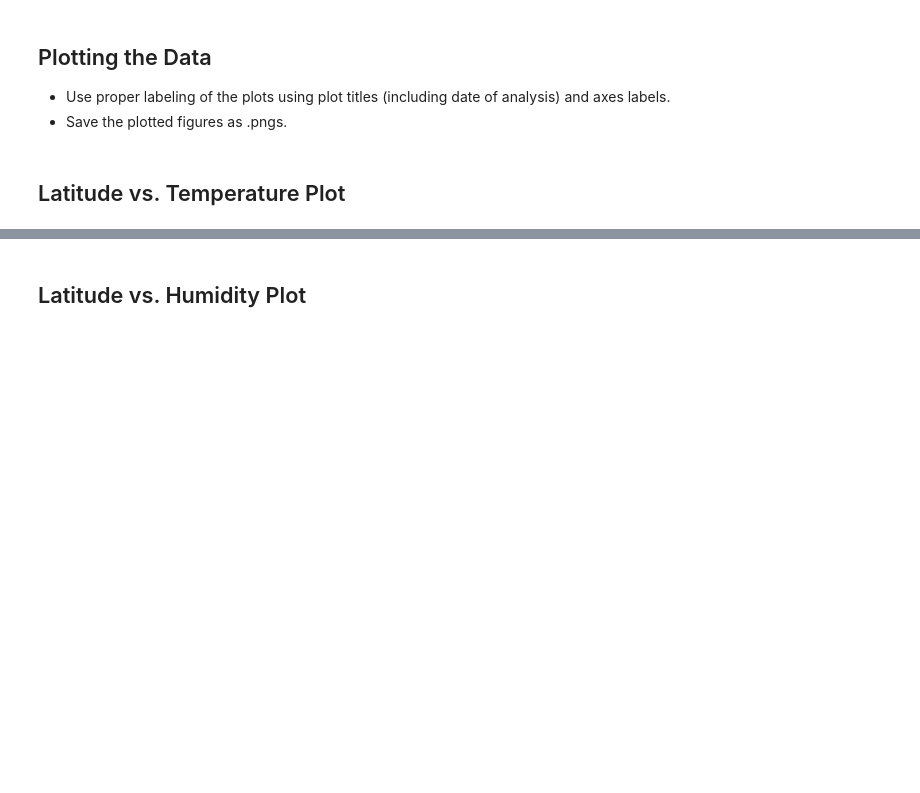
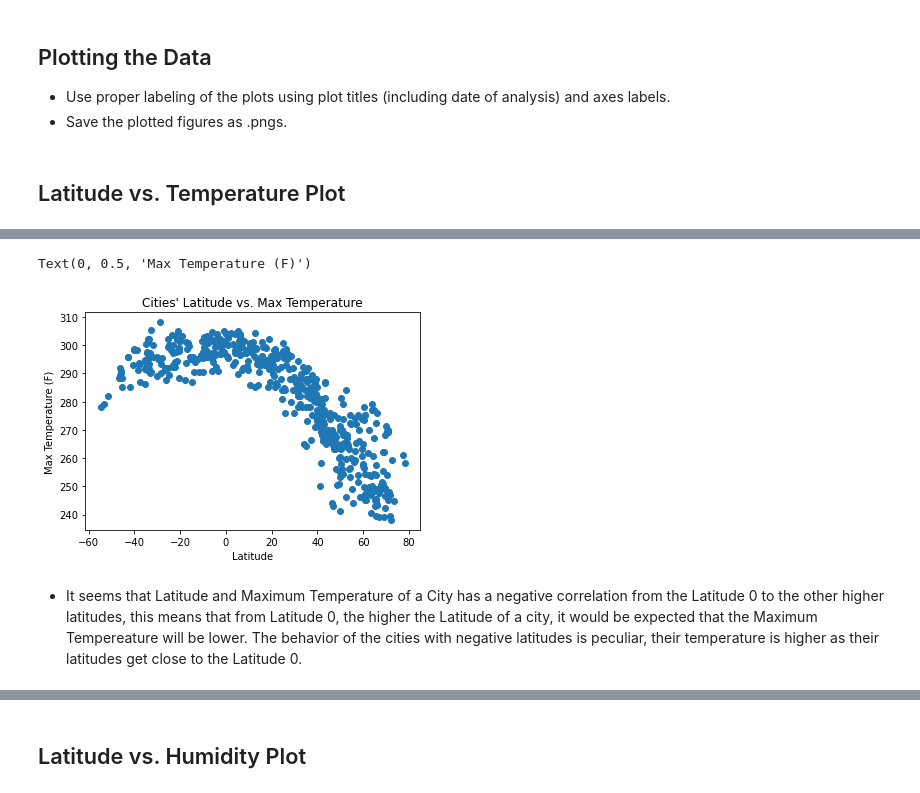
Before and after one commit to damontufar/python-api-challenge, a Jupyter notebook: WeatherPy/WeatherPy.ipynb, the cells around one changed output, grey strips where cells are left out. Drawn from its saved outputs; the diff is of its cells as text; code cells hidden in the pictures; blank space fills up the shorter version.

Commit message:
Adding Scatterplots and Analysis

```diff
--- a/WeatherPy/WeatherPy.ipynb
+++ b/WeatherPy/WeatherPy.ipynb
@@ -67,10 +78,26 @@ Beginning Data Retrieval
 for i, city in enumerate(cities):
     query_url = f"{base_url}{city}&appid={weather_api_key}"
     response = requests.get(query_url).json()
+    #print(json.dumps(response, indent = 4))
     try:
+        lat.append(response["coord"]["lat"])
+        lng.append(response["coord"]["lon"])
+        max_temp.append(response["main"]["temp_max"])
+        humidity.append(response["main"]["humidity"])
+        cloudiness.append(response["clouds"]["all"])
+        wind_speed.append(response["wind"]["speed"])
+        country_code.append(response["sys"]["country"])
         print(f"Processing Record: {i} : {city}")
     except:
         print(f"City not found. Skipping...")
+
+        lat.append(None)
+        lng.append(None)
+        max_temp.append(None)
+        humidity.append(None)
+        cloudiness.append(None)
+        wind_speed.append(None)
+        country_code.append(None)
 # %% [output]
 Beginning Data Retrieval
 ----------------------------
@@ -114,0 +123,13 @@ Processing Record: 612 : tubruq
+# %%
+weather_df = pd.DataFrame({
+        "City": cities,
+        "Lat" : lat,
+        "Lng" : lng,
+        "Max Temp" : max_temp,
+        "Humidity" : humidity,
+        "Cloudiness" : cloudiness,
+        "Wind Speed" : wind_speed,
+        "Country Code" : country_code
+                          })
+
+weather_df.head()
@@ -152,0 +170,14 @@ Int64Index([], dtype='int64')
+# %%
+#Scatter Plot for Lat vs Max Temp
+
+x_values = weather_df["Lat"]
+y_values = weather_df["Max Temp"]
+plt.scatter(x_values, y_values)
+plt.title("Cities' Latitude vs. Max Temperature")
+plt.xlabel("Latitude")
+plt.ylabel("Max Temperature (F)")
+# %% [output]
+Text(0, 0.5, 'Max Temperature (F)')
+[figure, added]
+# %% [markdown]
+- It seems that Latitude and Maximum Temperature of a City has a negative correlation from the Latitude 0 to the other higher latitudes, this means that from Latitude 0, the higher the Latitude of a city, it would be expected that the Maximum Tempereature will be lower. The behavior of the cities with negative latitudes is peculiar, their temperature is higher as their latitudes get close to the Latitude 0.
```
Also changed, not shown: parts of 34 cells of this notebook.
